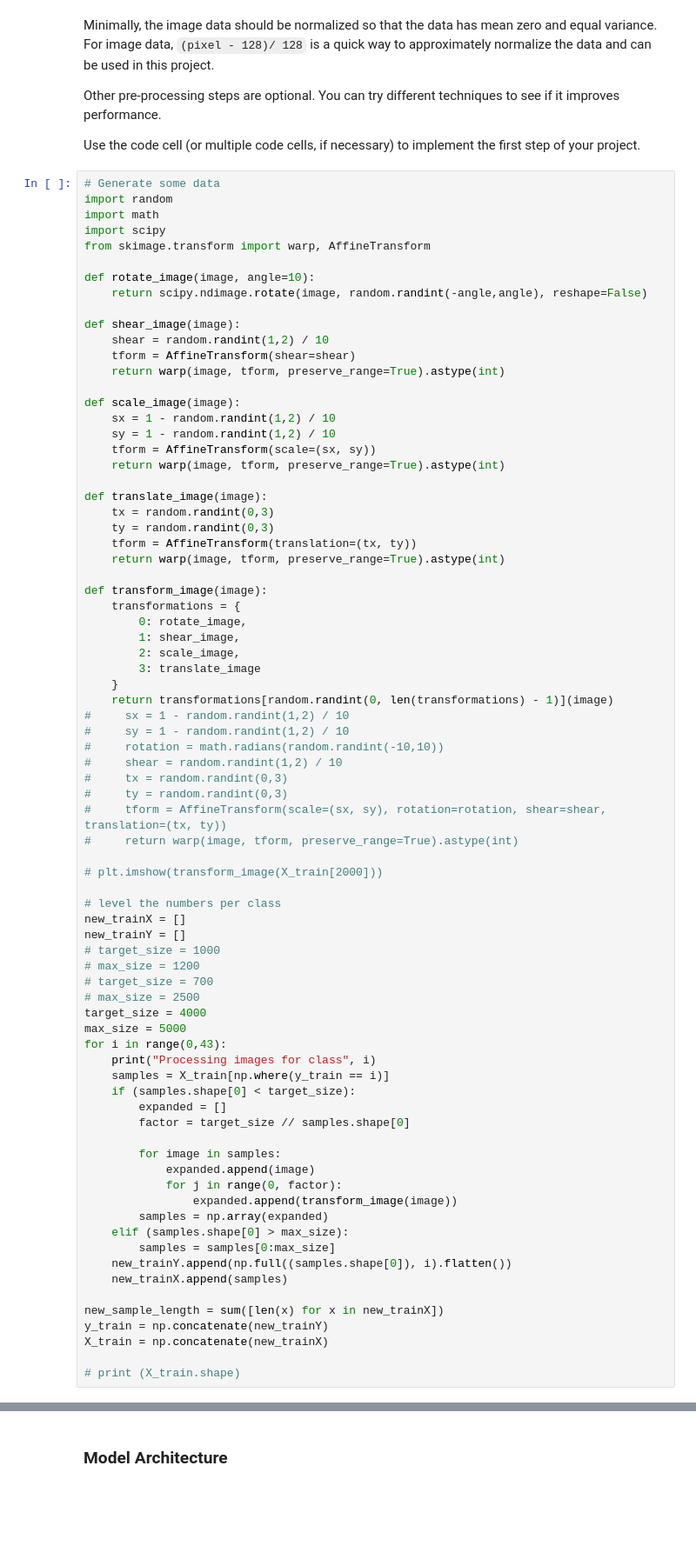
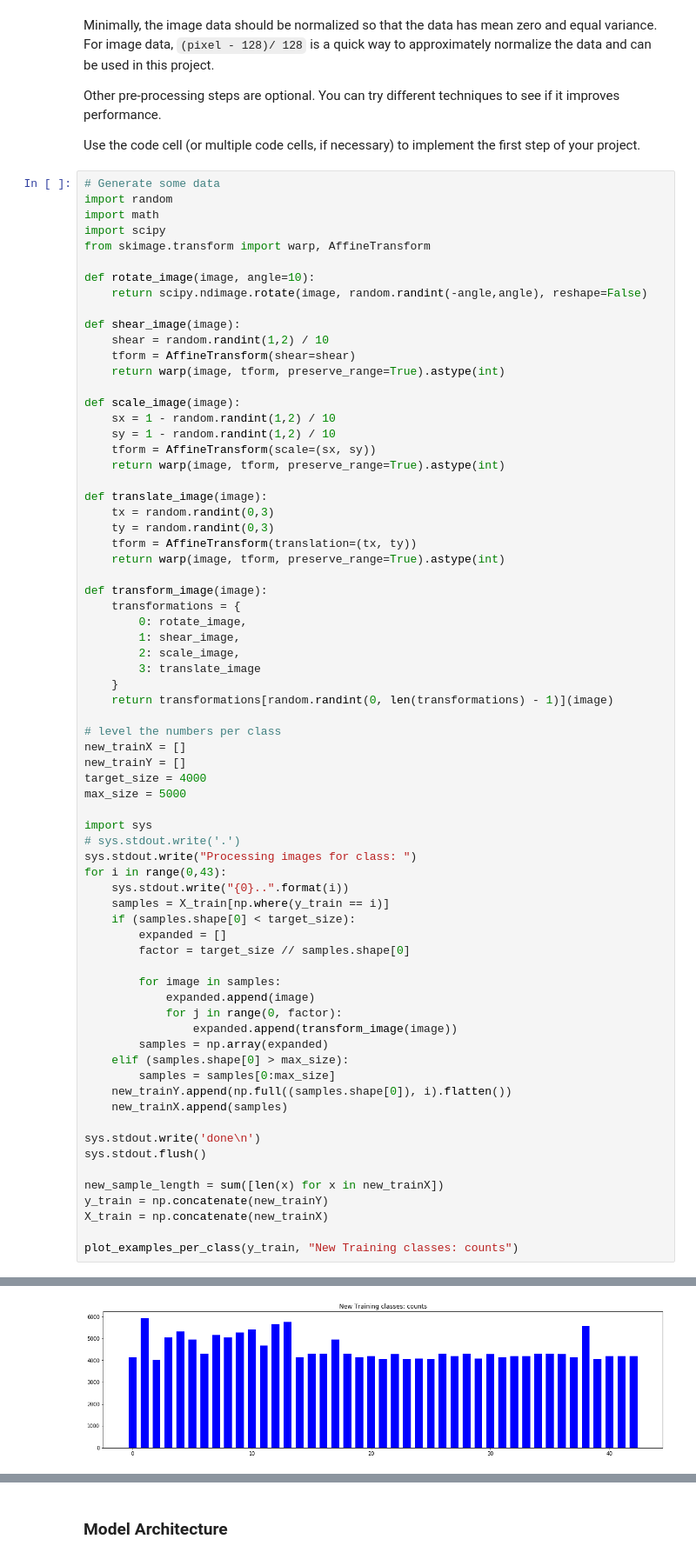
Before and after one commit to ivovandongen/CarND-Traffic-Sign-Classifier-Project, a Jupyter notebook: Traffic_Sign_Classifier.ipynb, the cells around one changed output, grey strips where cells are left out. Shown at 87% size. Saved outputs shown, nothing was run; the diff lists cells and outputs as text; blank space fills up the shorter version.

```diff
--- a/Traffic_Sign_Classifier.ipynb
+++ b/Traffic_Sign_Classifier.ipynb
@@ -201,28 +219,18 @@ def transform_image(image):
         3: translate_image
     }
     return transformations[random.randint(0, len(transformations) - 1)](image)
-#     sx = 1 - random.randint(1,2) / 10
-#     sy = 1 - random.randint(1,2) / 10
-#     rotation = math.radians(random.randint(-10,10))
-#     shear = random.randint(1,2) / 10
-#     tx = random.randint(0,3)
-#     ty = random.randint(0,3)
-#     tform = AffineTransform(scale=(sx, sy), rotation=rotation, shear=shear, translation=(tx, ty))
-#     return warp(image, tform, preserve_range=True).astype(int)
-
-# plt.imshow(transform_image(X_train[2000]))
 
 # level the numbers per class
 new_trainX = []
 new_trainY = []
-# target_size = 1000
-# max_size = 1200
-# target_size = 700
-# max_size = 2500
 target_size = 4000
 max_size = 5000
+
+import sys
+# sys.stdout.write('.')
+sys.stdout.write("Processing images for class: ")
 for i in range(0,43):
-    print("Processing images for class", i)
+    sys.stdout.write("{0}..".format(i))
     samples = X_train[np.where(y_train == i)]
     if (samples.shape[0] < target_size):
         expanded = []
@@ -238,9 +246,12 @@ for i in range(0,43):
     new_trainY.append(np.full((samples.shape[0]), i).flatten())
     new_trainX.append(samples)
 
+sys.stdout.write('done\n')
+sys.stdout.flush()
+
 new_sample_length = sum([len(x) for x in new_trainX])
 y_train = np.concatenate(new_trainY)
 X_train = np.concatenate(new_trainX)
 
-# print (X_train.shape)
+plot_examples_per_class(y_train, "New Training classes: counts")
 # %% [output]
@@ -264,3 +259,4 @@ Processing images for class 42
+[figure, added]
 # %%
 ### Preprocess the data here. It is required to normalize the data. Other preprocessing steps could include
 ### converting to grayscale, etc.
```
Also changed, not shown: parts of 18 cells of this notebook, 10 other files.
